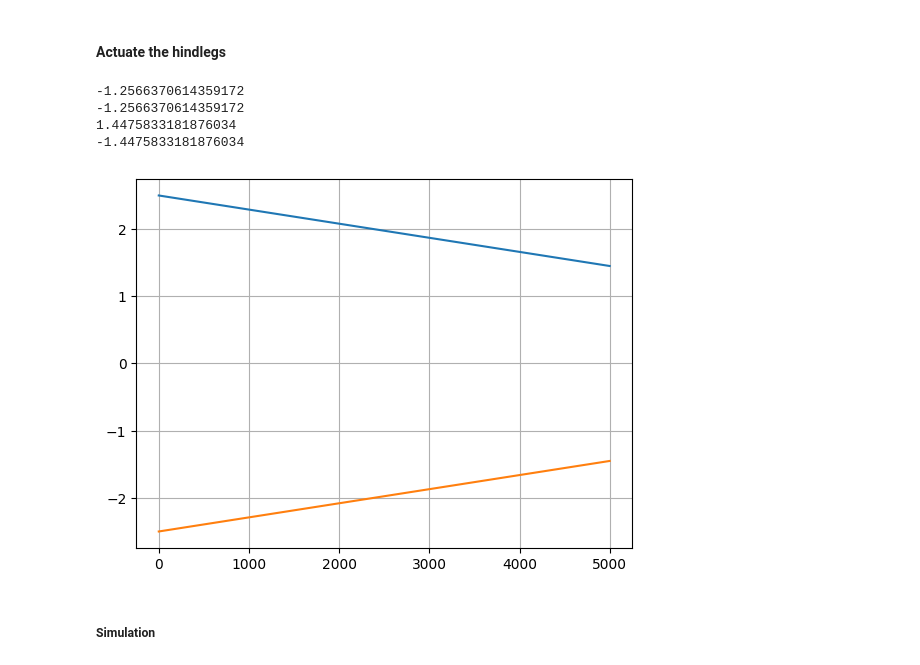
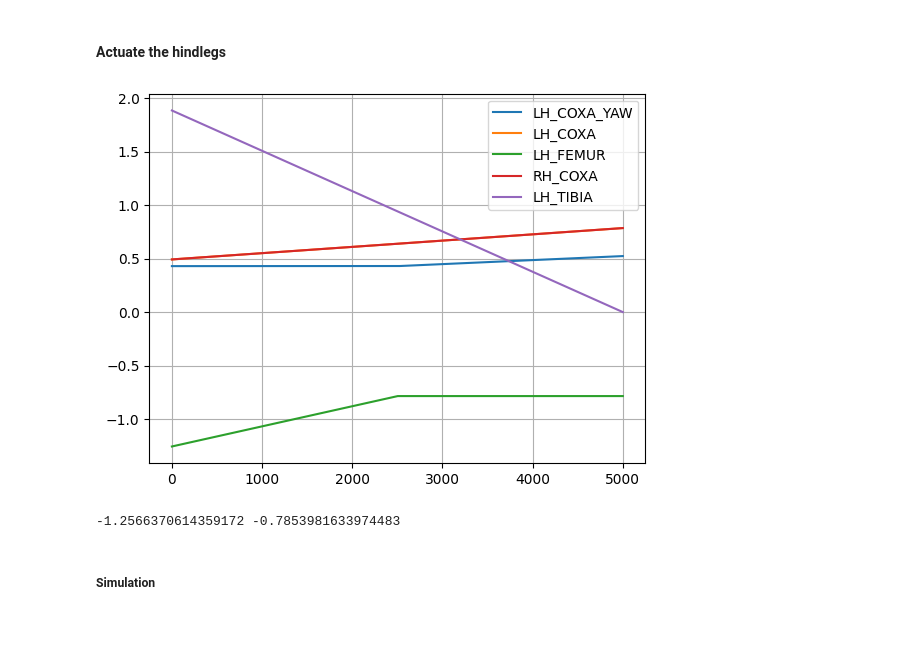
Before and after one commit to NathanMULLER/Project_Mouche, a Jupyter notebook: project/main.ipynb, the cells around one changed output. Drawn from its saved outputs; the diff is of its cells as text; code cells hidden in the pictures; blank space fills up the shorter version.

```diff
--- a/project/main.ipynb
+++ b/project/main.ipynb
@@ -115,4 +142,35 @@ for i in range(int(0.2//nmf.timestep)):
     nmf.step(standing_action)
 # %% [markdown]
 #### 1ST MOVEMENT: Move middle legs to the back (1st movement)
+# %%
+target_num_steps = 5000
+nmf.reset()
+foreleg_ids = np.zeros(target_num_steps)
+middle_stance_ids = np.linspace(swing_periods["RM"][1], -1/4*np.pi, target_num_steps)
+hind_swings_ids = np.zeros(target_num_steps)
+
+adhesion_action = np.array([1.0 if leg.endswith("F") else 0.0 for leg in legs])
+all_joint_angles = []
+
+for i in trange(target_num_steps):
+    joint_angles = []
+    for leg in legs:
+        if leg.endswith("H"):
+            joint_angles.extend(preprogrammed_steps.get_joint_angles(leg, hind_swings_ids[i]))
+        elif leg.endswith("M"):
+            joint_angles.extend(preprogrammed_steps.get_joint_angles(leg, middle_stance_ids[i]))
+        else:
+            joint_angles.extend(preprogrammed_steps.get_joint_angles(leg, foreleg_ids[i]))
+    joint_angles.extend([0]*5) # Add abdomen actuators at zero
+
+    all_joint_angles.append(joint_angles.copy())
+
+    action = {'joints': np.array(joint_angles), "adhesion": adhesion_action}
+    nmf.step(action)
+    nmf.render()
+nmf.save_video("./outputs/b.mp4")
+
+# Save the last joint angles
+last_joint_angles = all_joint_angles[-1]
+all_joint_angles_arr = np.array(all_joint_angles)
 # %%
@@ -323,21 +432,17 @@ all_joint_angles_abd[:,RH_TARSUS] = np.linspace(start_RH_TARSUS, 0, nbre_steps)
-# %%
-print(start_LH_FEMUR)
-print(start_RH_FEMUR)
-
-print(start_LH_COXA_ROLL-np.pi/3)
-print(start_RH_COXA_ROLL+np.pi/3)
-
-cxl = np.linspace(start_LH_COXA_ROLL, start_LH_COXA_ROLL-np.pi/3, nbre_steps)
-cxr = np.linspace(start_RH_COXA_ROLL, start_RH_COXA_ROLL+np.pi/3, nbre_steps)
-plt.plot(cxl)
-plt.plot(cxr)
-plt.grid()
-# %% [output]
--1.2566370614359172
--1.2566370614359172
-1.4475833181876034
--1.4475833181876034
-[figure, removed]
+# %%
+plt.plot(all_joint_angles_abd[:,LH_COXA_YAW], label="LH_COXA_YAW")
+plt.plot(all_joint_angles_abd[:,LH_COXA], label="LH_COXA")
+plt.plot(all_joint_angles_abd[:,LH_FEMUR], label="LH_FEMUR")
+plt.plot(all_joint_angles_abd[:,RH_COXA], label="RH_COXA")
+plt.plot(all_joint_angles_abd[:,LH_TIBIA], label="LH_TIBIA")
+plt.legend()
+plt.grid()
+# %% [output]
+[figure, added]
+# %%
+print(all_joint_angles_abd[0,LH_FEMUR], all_joint_angles_abd[-1,LH_FEMUR])
+# %% [output]
+-1.2566370614359172 -0.7853981633974483
 # %% [markdown]
 ##### Simulation
 # %%
```
Also changed, not shown: parts of 11 cells of this notebook, 10 other files.
